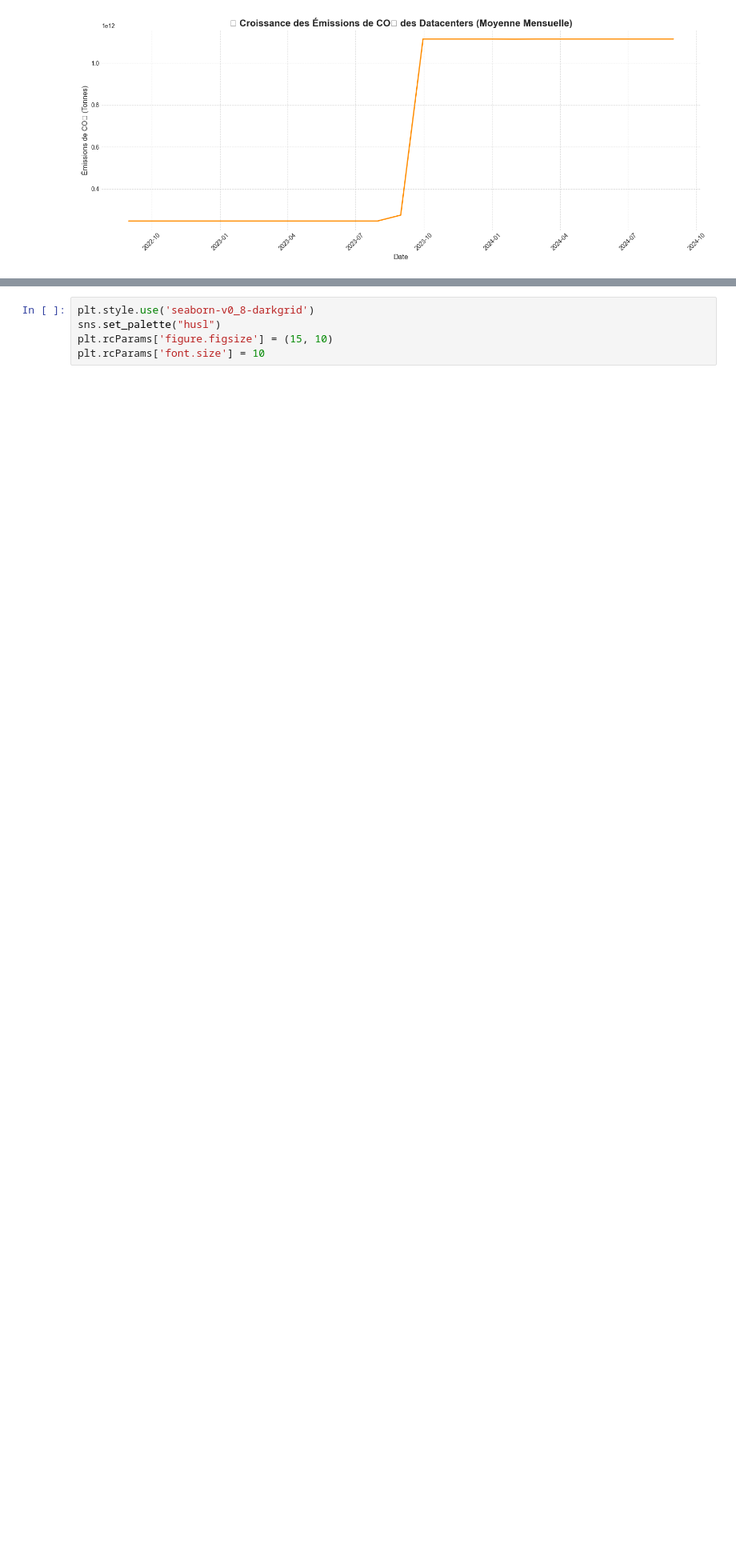
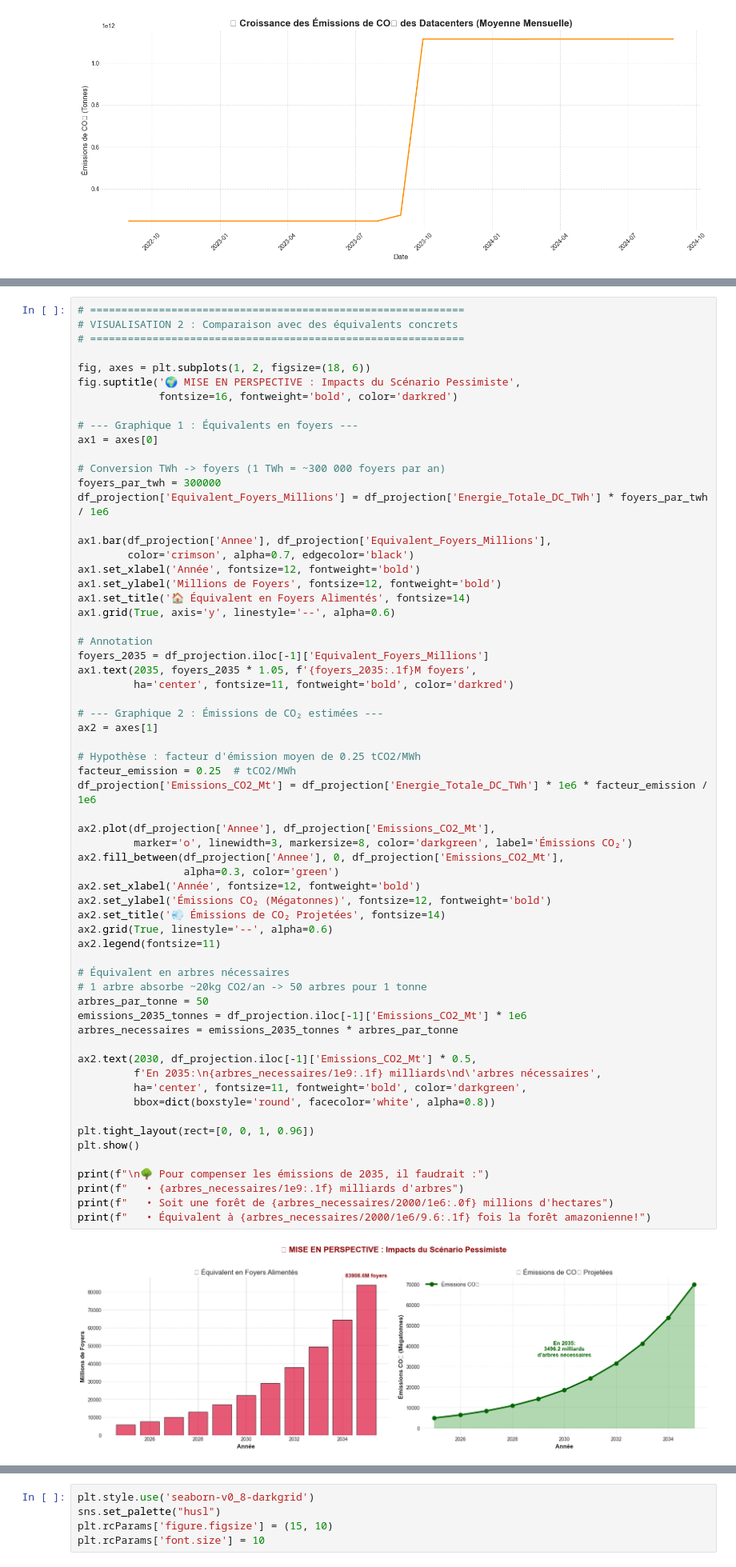
Before and after one commit to mohamedAhmedvall/EnergyWall, a Jupyter notebook: notebooks/exploration_data_daeaAI.ipynb, the cells around one changed output, grey strips where cells are left out. Shown at 80% size. Drawn from its saved outputs; the diff is of its cells as text; blank space fills up the shorter version.

```diff
--- a/notebooks/exploration_data_daeaAI.ipynb
+++ b/notebooks/exploration_data_daeaAI.ipynb
@@ -1026,0 +1247,65 @@ plt.show()
+# %%
+# ============================================================
+# VISUALISATION 2 : Comparaison avec des équivalents concrets
+# ============================================================
+
+fig, axes = plt.subplots(1, 2, figsize=(18, 6))
+fig.suptitle('🌍 MISE EN PERSPECTIVE : Impacts du Scénario Pessimiste',
+             fontsize=16, fontweight='bold', color='darkred')
+
+# --- Graphique 1 : Équivalents en foyers ---
+ax1 = axes[0]
+
+# Conversion TWh -> foyers (1 TWh = ~300 000 foyers par an)
+foyers_par_twh = 300000
+df_projection['Equivalent_Foyers_Millions'] = df_projection['Energie_Totale_DC_TWh'] * foyers_par_twh / 1e6
+
+ax1.bar(df_projection['Annee'], df_projection['Equivalent_Foyers_Millions'],
+        color='crimson', alpha=0.7, edgecolor='black')
+ax1.set_xlabel('Année', fontsize=12, fontweight='bold')
+ax1.set_ylabel('Millions de Foyers', fontsize=12, fontweight='bold')
+ax1.set_title('🏠 Équivalent en Foyers Alimentés', fontsize=14)
+ax1.grid(True, axis='y', linestyle='--', alpha=0.6)
+
+# Annotation
+foyers_2035 = df_projection.iloc[-1]['Equivalent_Foyers_Millions']
+ax1.text(2035, foyers_2035 * 1.05, f'{foyers_2035:.1f}M foyers',
+         ha='center', fontsize=11, fontweight='bold', color='darkred')
+
+# --- Graphique 2 : Émissions de CO₂ estimées ---
+ax2 = axes[1]
+
+# Hypothèse : facteur d'émission moyen de 0.25 tCO2/MWh
+facteur_emission = 0.25  # tCO2/MWh
+df_projection['Emissions_CO2_Mt'] = df_projection['Energie_Totale_DC_TWh'] * 1e6 * facteur_emission / 1e6
+
+ax2.plot(df_projection['Annee'], df_projection['Emissions_CO2_Mt'],
+         marker='o', linewidth=3, markersize=8, color='darkgreen', label='Émissions CO₂')
+ax2.fill_between(df_projection['Annee'], 0, df_projection['Emissions_CO2_Mt'],
+                 alpha=0.3, color='green')
+ax2.set_xlabel('Année', fontsize=12, fontweight='bold')
+ax2.set_ylabel('Émissions CO₂ (Mégatonnes)', fontsize=12, fontweight='bold')
+ax2.set_title('💨 Émissions de CO₂ Projetées', fontsize=14)
+ax2.grid(True, linestyle='--', alpha=0.6)
+ax2.legend(fontsize=11)
+
+# Équivalent en arbres nécessaires
+# 1 arbre absorbe ~20kg CO2/an -> 50 arbres pour 1 tonne
+arbres_par_tonne = 50
+emissions_2035_tonnes = df_projection.iloc[-1]['Emissions_CO2_Mt'] * 1e6
+arbres_necessaires = emissions_2035_tonnes * arbres_par_tonne
+
+ax2.text(2030, df_projection.iloc[-1]['Emissions_CO2_Mt'] * 0.5,
+         f'En 2035:\n{arbres_necessaires/1e9:.1f} milliards\nd\'arbres nécessaires',
+         ha='center', fontsize=11, fontweight='bold', color='darkgreen',
+         bbox=dict(boxstyle='round', facecolor='white', alpha=0.8))
+
+plt.tight_layout(rect=[0, 0, 1, 0.96])
+plt.show()
+
+print(f"\n🌳 Pour compenser les émissions de 2035, il faudrait :")
+print(f"   • {arbres_necessaires/1e9:.1f} milliards d'arbres")
+print(f"   • Soit une forêt de {arbres_necessaires/2000/1e6:.0f} millions d'hectares")
+print(f"   • Équivalent à {arbres_necessaires/2000/1e6/9.6:.1f} fois la forêt amazonienne!")
+# %% [output]
+[figure, added]
```
Also changed, not shown: parts of 26 cells of this notebook.
